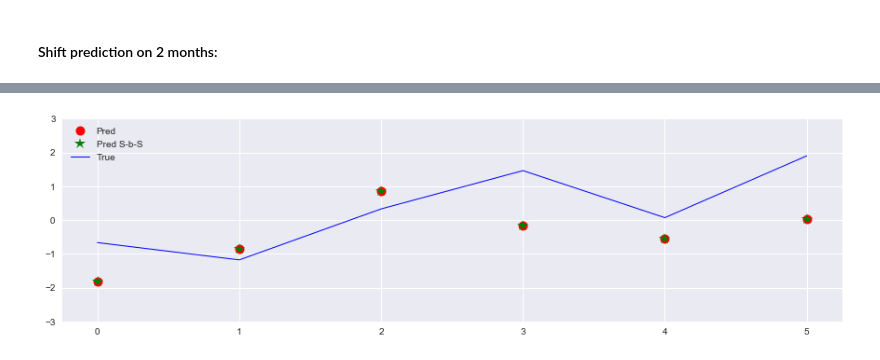
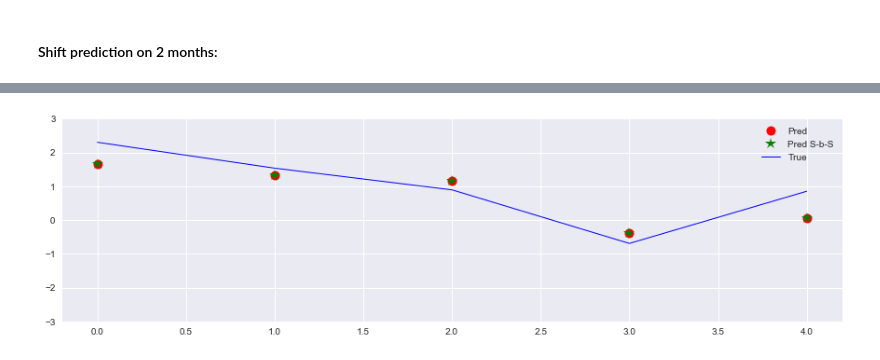
Before and after one commit to shmulev/cash_flow_forecasting, a Jupyter notebook: cash_flow_forecasting.ipynb, the cells around one changed output, grey strips where cells are left out. Saved outputs shown, nothing was run; the diff lists cells and outputs as text; code cells hidden in the pictures.

```diff
--- a/cash_flow_forecasting.ipynb
+++ b/cash_flow_forecasting.ipynb
@@ -472,5 +498,5 @@ plt.show()
 # %% [markdown]
 #### Shift prediction on 2 months:
 # %%
-X_train_ = np.vstack((X_train[2:,:], X_test[:2,:]))
-y_train_ = np.concatenate((y_train[2:], y_test[:2]))
+X_train_ = np.vstack((X_train[3:,:], X_test[:3,:]))
+y_train_ = np.concatenate((y_train[3:], y_test[:3]))
@@ -482,0 +503,3 @@ SVR(C=0.10000000000000001, cache_size=200, coef0=0.0, degree=5, epsilon=0.1,
+# %%
+clf = SVR(C=best_params['C']*1e13, gamma=best_params['gamma']*3e9, kernel=best_params['kernel'])
+clf.fit(X_train_, y_train_)
@@ -483,7 +510,7 @@ SVR(C=0.10000000000000001, cache_size=200, coef0=0.0, degree=5, epsilon=0.1,
 # %%
-y_pred_ = clf.predict(X_test[2:,:])
+y_pred_ = clf.predict(X_test[3:,:])
 # %%
-y_test_ = y_test[2:]
+y_test_ = y_test[3:]
 # %%
 mean_squared_error(y_test_,y_pred_)
 # %% [output]
@@ -491,11 +518,11 @@ mean_squared_error(y_test_,y_pred_)
 # %%
 plt.figure(figsize=(15,4))
 plt.plot(y_pred_, 'ro', ms=10)
-plt.plot(predict_step_by_step(clf,X_train_,X_test[2:,:], y_train_,y_test[2:]), 'g*', ms=12)
+plt.plot(predict_step_by_step(clf,X_train_,X_test[3:,:], y_train_,y_test[3:]), 'g*', ms=12)
 plt.plot(y_test_, 'b-', lw=1)
 plt.legend(['Pred','Pred S-b-S','True'], loc='best')
 
 plt.ylim((-3,3))
 plt.show()
 # %% [output]
-[figure, old version]
+[figure, new version]
```
Also changed, not shown: parts of 47 cells of this notebook, 1 other file.
